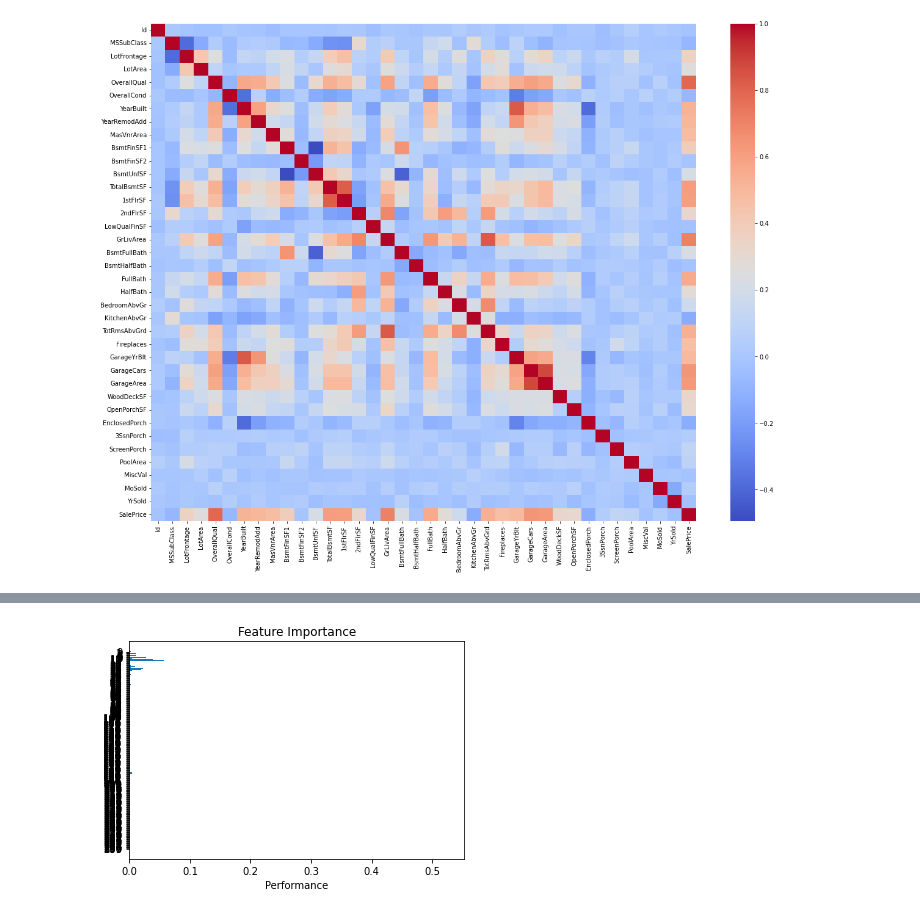
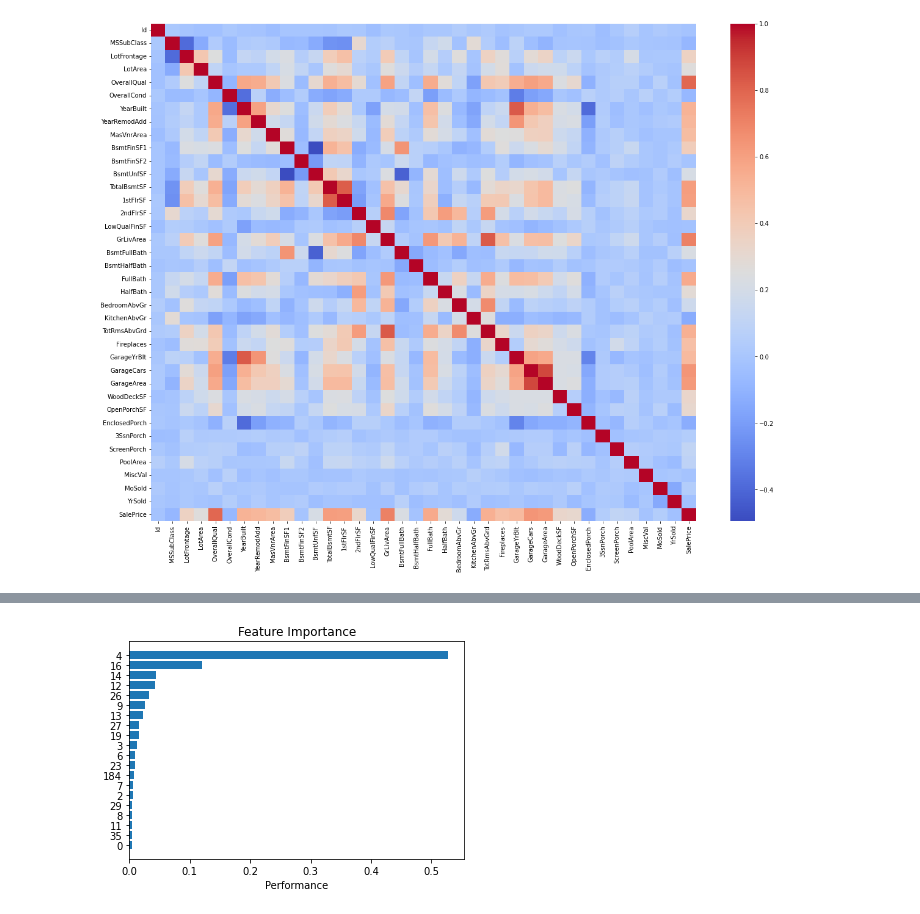
Before and after one commit to rfryrice/data-science, a Jupyter notebook: Week 9 ML5-A3.ipynb, the cells around one changed output, grey strips where cells are left out. Saved outputs shown, nothing was run; the diff lists cells and outputs as text; code cells hidden in the pictures.

```diff
--- a/Week 9 ML5-A3.ipynb
+++ b/Week 9 ML5-A3.ipynb
@@ -134,12 +134,14 @@ print(barv[:20])
 # %%
-barx = np.arange(pipe['model'].n_features_in_)
-barv = pipe['model'].feature_importances_
+barx = np.arange(20)
+bary = [i[1] for i in barv[:20]]
+feat20 = [i[0] for i in barv[:20]]
 
 fig, ax = plt.subplots()
-ax.barh(barx,barv)
+ax.barh(barx,bary)
 ax.set_yticks(barx)
+ax.set_yticklabels(feat20)
 ax.invert_yaxis()  # labels read top-to-bottom
 ax.set_xlabel('Performance')
 ax.set_title('Feature Importance');
 # %% [output]
-[figure, old version]
+[figure, new version]
```
Also changed, not shown: parts of 3 cells of this notebook, 1 other file.
